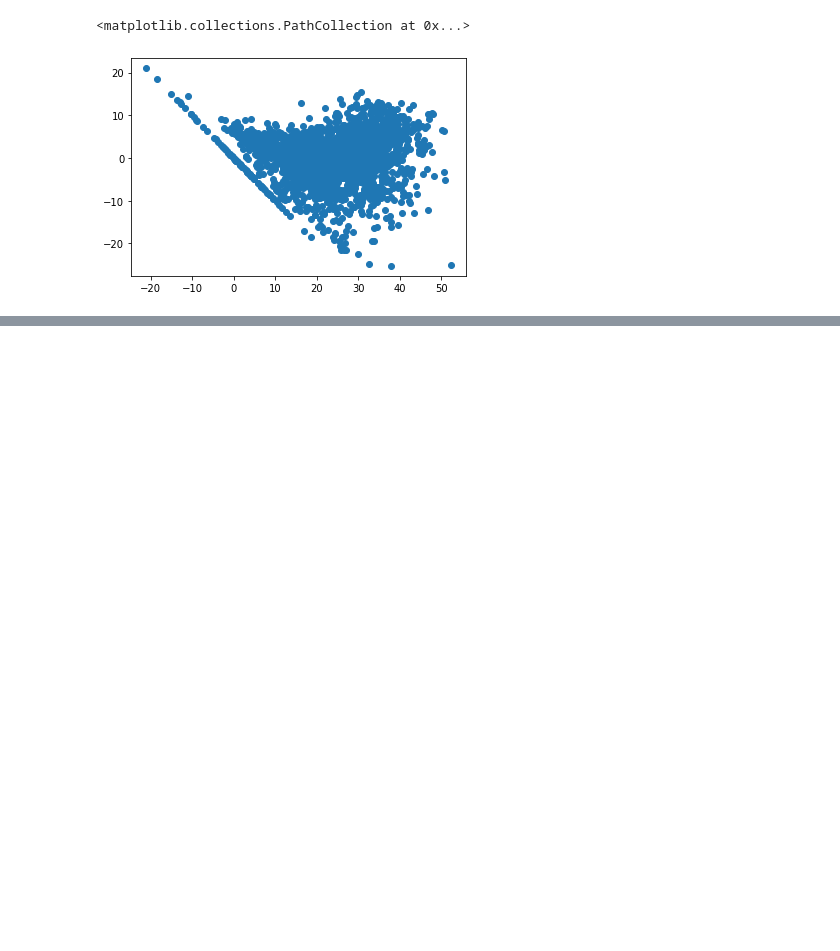
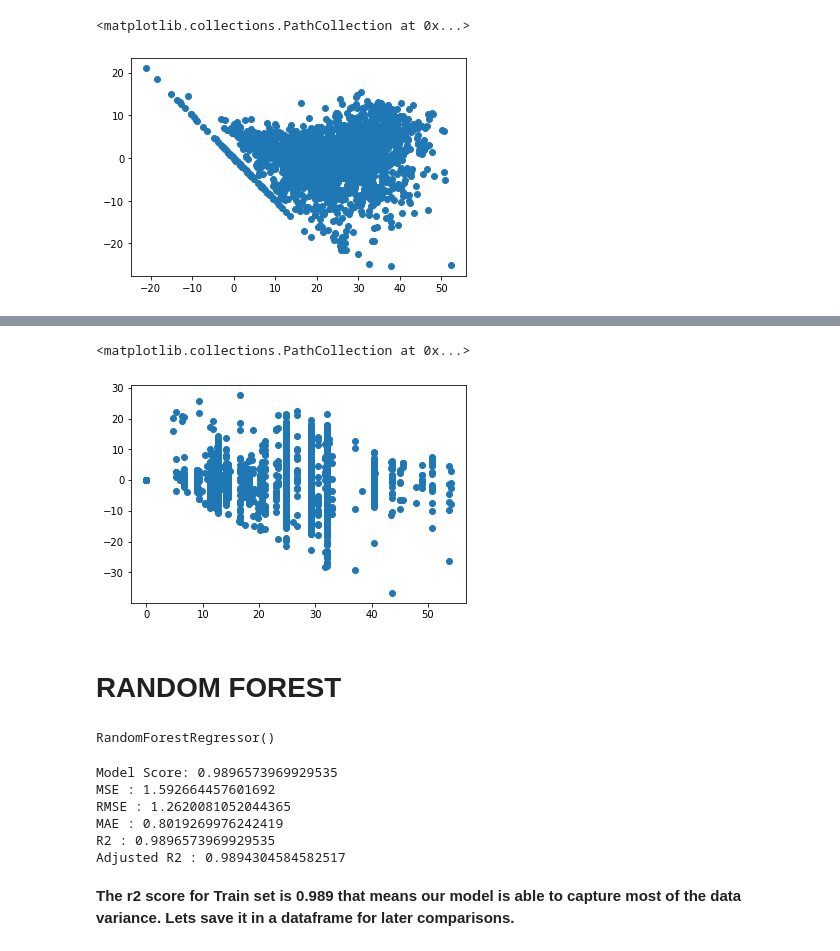
Before and after one commit to V-dit/Supervised-regression-bike-sharing-demand-prediction, a Jupyter notebook: Bike_Sharing_Demand_Prediction_Capstone_Project.ipynb, the cells around one changed output, grey strips where cells are left out. Saved outputs shown, nothing was run; the diff lists cells and outputs as text; code cells hidden in the pictures; blank space fills up the shorter version.

```diff
--- a/Bike_Sharing_Demand_Prediction_Capstone_Project.ipynb
+++ b/Bike_Sharing_Demand_Prediction_Capstone_Project.ipynb
@@ -1357,0 +1609,17 @@ plt.scatter((y_pred_test_ridge),(y_test)-(y_pred_test_ridge))
+# %%
+### Heteroscadacity
+plt.scatter((y_pred_test_d),(y_test)-(y_pred_test_d))
+# %% [output]
+<matplotlib.collections.PathCollection at 0x...>
+[figure, added]
+# %% [markdown]
+# **RANDOM FOREST**
+# %%
+#import the packages
+from sklearn.ensemble import RandomForestRegressor
+# Create an instance of the RandomForestRegressor
+rf_model = RandomForestRegressor()
+
+rf_model.fit(X_train,y_train)
+# %% [output]
+RandomForestRegressor()
@@ -1357,0 +1631,35 @@ plt.scatter((y_pred_test_ridge),(y_test)-(y_pred_test_ridge))
+# %%
+#import the packages
+from sklearn.metrics import mean_squared_error
+print("Model Score:",rf_model.score(X_train,y_train))
+
+#calculate MSE
+MSE_rf= mean_squared_error(y_train, y_pred_train_r)
+print("MSE :",MSE_rf)
+
+#calculate RMSE
+RMSE_rf=np.sqrt(MSE_rf)
+print("RMSE :",RMSE_rf)
+
+
+#calculate MAE
+MAE_rf= mean_absolute_error(y_train, y_pred_train_r)
+print("MAE :",MAE_rf)
+
+
+#import the packages
+from sklearn.metrics import r2_score
+#calculate r2 and adjusted r2
+r2_rf= r2_score(y_train, y_pred_train_r)
+print("R2 :",r2_rf)
+Adjusted_R2_rf=(1-(1-r2_score(y_train, y_pred_train_r))*((X_test.shape[0]-1)/(X_test.shape[0]-X_test.shape[1]-1)) )
+print("Adjusted R2 :",1-(1-r2_score(y_train, y_pred_train_r))*((X_test.shape[0]-1)/(X_test.shape[0]-X_test.shape[1]-1)) )
+# %% [output]
+Model Score: 0.9896573969929535
+MSE : 1.592664457601692
+RMSE : 1.2620081052044365
+MAE : 0.8019269976242419
+R2 : 0.9896573969929535
+Adjusted R2 : 0.9894304584582517
+# %% [markdown]
+**The r2 score for Train set is 0.989 that means our model is able to capture most of the data variance. Lets save it in a dataframe for later comparisons.**
```
Also changed, not shown: parts of 169 cells of this notebook.
